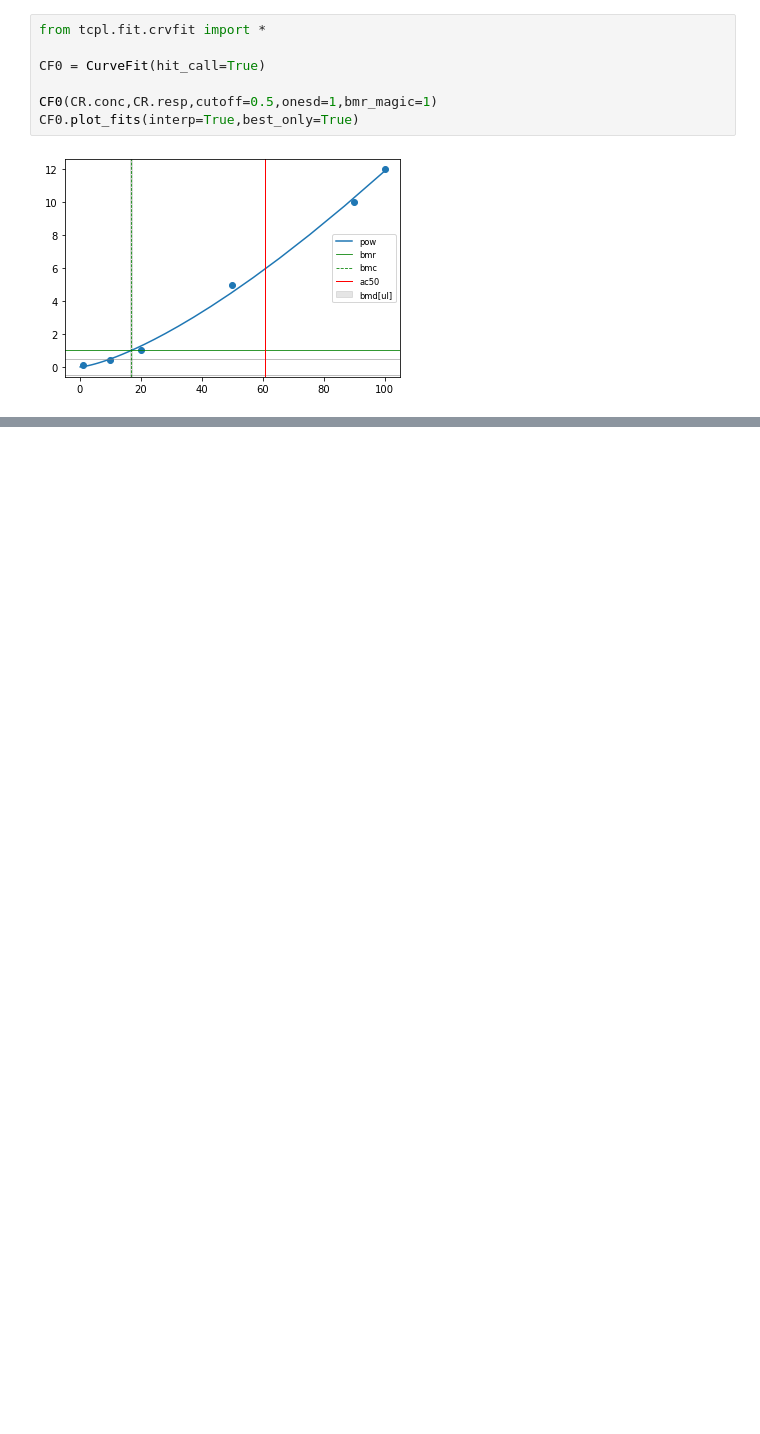
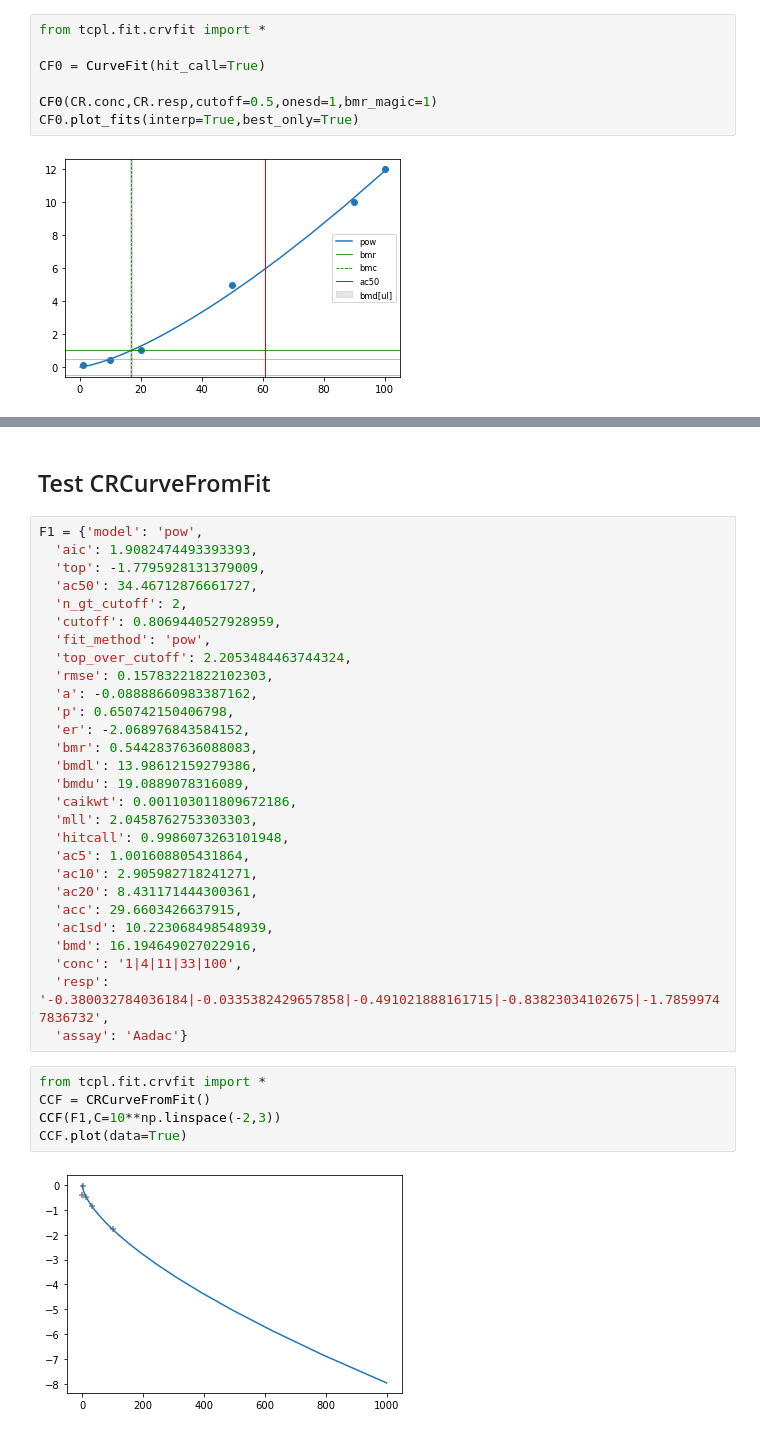
Before and after one commit to i-shah/tcpl-py, a Jupyter notebook: notebooks/dev/004-tcpl-v2.ipynb, the cells around one changed output, grey strips where cells are left out. Saved outputs shown, nothing was run; the diff lists cells and outputs as text; blank space fills up the shorter version.

Commit message:
Added CRCurveFromFit class to plot saved fits

```diff
--- a/notebooks/dev/004-tcpl-v2.ipynb
+++ b/notebooks/dev/004-tcpl-v2.ipynb
@@ -122,0 +139,37 @@ CF0.plot_fits(interp=True,best_only=True)
+# %% [markdown]
+## Test CRCurveFromFit
+# %%
+F1 = {'model': 'pow',
+  'aic': 1.9082474493393393,
+  'top': -1.7795928131379009,
+  'ac50': 34.46712876661727,
+  'n_gt_cutoff': 2,
+  'cutoff': 0.8069440527928959,
+  'fit_method': 'pow',
+  'top_over_cutoff': 2.2053484463744324,
+  'rmse': 0.15783221822102303,
+  'a': -0.08888660983387162,
+  'p': 0.650742150406798,
+  'er': -2.068976843584152,
+  'bmr': 0.5442837636088083,
+  'bmdl': 13.98612159279386,
+  'bmdu': 19.0889078316089,
+  'caikwt': 0.001103011809672186,
+  'mll': 2.0458762753303303,
+  'hitcall': 0.9986073263101948,
+  'ac5': 1.001608805431864,
+  'ac10': 2.905982718241271,
+  'ac20': 8.431171444300361,
+  'acc': 29.6603426637915,
+  'ac1sd': 10.223068498548939,
+  'bmd': 16.194649027022916,
+  'conc': '1|4|11|33|100',
+  'resp': '-0.380032784036184|-0.0335382429657858|-0.491021888161715|-0.83823034102675|-1.78599747836732',
+  'assay': 'Aadac'}
+# %%
+from tcpl.fit.crvfit import *
+CCF = CRCurveFromFit()
+CCF(F1,C=10**np.linspace(-2,3))
+CCF.plot(data=True)
+# %% [output]
+[figure, added]
```
Also changed, not shown: parts of 10 cells of this notebook, 1 other file.
